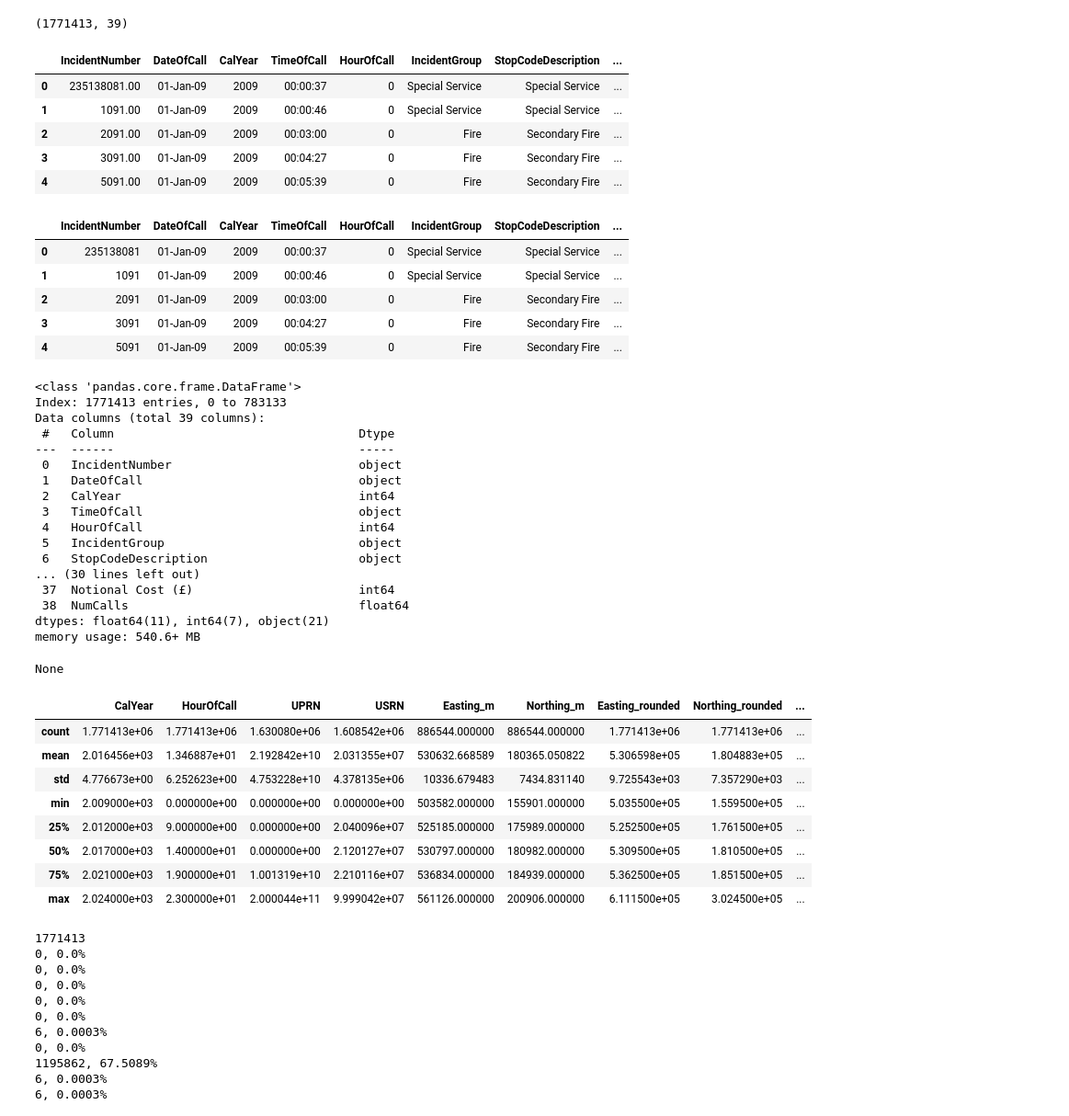
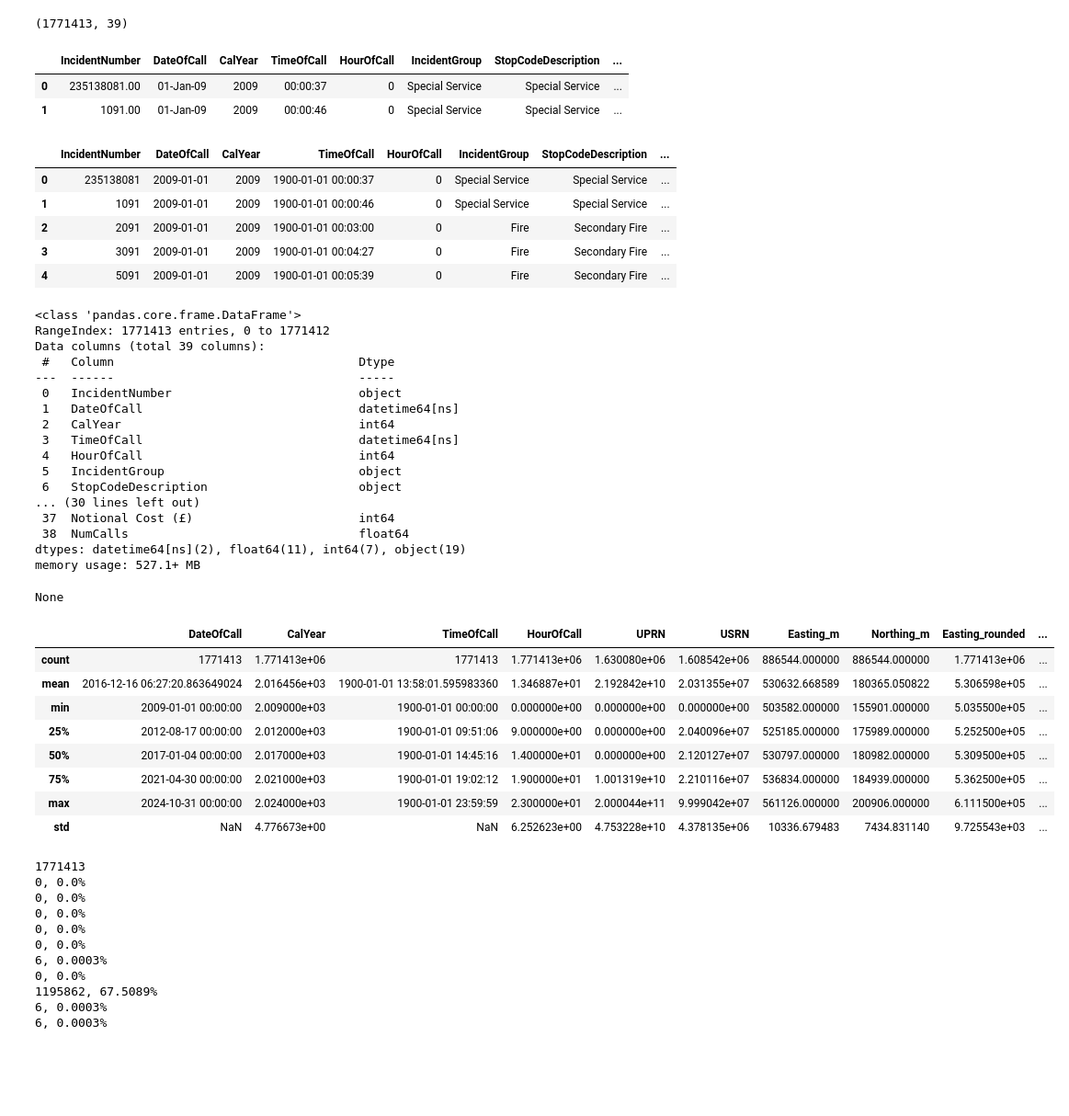
Before and after one commit to ymag-creator/datascientist-project, a Jupyter notebook: notebooks/Explore Incidents.ipynb, the cells around one changed output. Shown: that part at 92% size. Cells and saved outputs as stored; diff of their text form; code cells hidden in the pictures; blank space fills up the shorter version.

```diff
--- a/notebooks/Explore Incidents.ipynb
+++ b/notebooks/Explore Incidents.ipynb
@@ -18,59 +18,60 @@ df2 = pd.read_csv(
 # print(df2.columns)
 # %%
 df = pd.concat([df1, df2], axis=0)
-df.reset_index(drop=True)
+df = df.reset_index(drop=True)
 
 print(df.shape)
-display(df.head())
+display(df.head(2))
 
-#suppression des .00
+# suppression des .00
 df["IncidentNumber"] = df["IncidentNumber"].apply(
     lambda x: str(x)[0:-3] if (".00" in x) & (str(x)[-3:] == ".00") else x
 )
+
+df.DateOfCall = pd.to_datetime(df.DateOfCall, format="%d-%b-%y")
+df.TimeOfCall = pd.to_datetime(df.TimeOfCall, format="%H:%M:%S")
+
 display(df.head())
 display(df.info())
 display(df.describe())
 # %% [output]
 (1771413, 39)
 |  | IncidentNumber | DateOfCall | CalYear | TimeOfCall | HourOfCall | IncidentGroup | StopCodeDescription | ... |
 | 0 | 235138081.00 | 01-Jan-09 | 2009 | 00:00:37 | 0 | Special Service | Special Service | ... |
 | 1 | 1091.00 | 01-Jan-09 | 2009 | 00:00:46 | 0 | Special Service | Special Service | ... |
-| 2 | 2091.00 | 01-Jan-09 | 2009 | 00:03:00 | 0 | Fire | Secondary Fire | ... |
-| 3 | 3091.00 | 01-Jan-09 | 2009 | 00:04:27 | 0 | Fire | Secondary Fire | ... |
-| 4 | 5091.00 | 01-Jan-09 | 2009 | 00:05:39 | 0 | Fire | Secondary Fire | ... |
 |  | IncidentNumber | DateOfCall | CalYear | TimeOfCall | HourOfCall | IncidentGroup | StopCodeDescription | ... |
-| 0 | 235138081 | 01-Jan-09 | 2009 | 00:00:37 | 0 | Special Service | Special Service | ... |
-| 1 | 1091 | 01-Jan-09 | 2009 | 00:00:46 | 0 | Special Service | Special Service | ... |
-| 2 | 2091 | 01-Jan-09 | 2009 | 00:03:00 | 0 | Fire | Secondary Fire | ... |
-| 3 | 3091 | 01-Jan-09 | 2009 | 00:04:27 | 0 | Fire | Secondary Fire | ... |
-| 4 | 5091 | 01-Jan-09 | 2009 | 00:05:39 | 0 | Fire | Secondary Fire | ... |
+| 0 | 235138081 | 2009-01-01 | 2009 | 1900-01-01 00:00:37 | 0 | Special Service | Special Service | ... |
+| 1 | 1091 | 2009-01-01 | 2009 | 1900-01-01 00:00:46 | 0 | Special Service | Special Service | ... |
+| 2 | 2091 | 2009-01-01 | 2009 | 1900-01-01 00:03:00 | 0 | Fire | Secondary Fire | ... |
+| 3 | 3091 | 2009-01-01 | 2009 | 1900-01-01 00:04:27 | 0 | Fire | Secondary Fire | ... |
+| 4 | 5091 | 2009-01-01 | 2009 | 1900-01-01 00:05:39 | 0 | Fire | Secondary Fire | ... |
 <class 'pandas.core.frame.DataFrame'>
-Index: 1771413 entries, 0 to 783133
+RangeIndex: 1771413 entries, 0 to 1771412
 Data columns (total 39 columns):
  #   Column                                  Dtype
 ---  ------                                  -----
  0   IncidentNumber                          object
- 1   DateOfCall                              object
+ 1   DateOfCall                              datetime64[ns]
  2   CalYear                                 int64
- 3   TimeOfCall                              object
+ 3   TimeOfCall                              datetime64[ns]
  4   HourOfCall                              int64
  5   IncidentGroup                           object
  6   StopCodeDescription                     object
 ... (30 lines left out)
  37  Notional Cost (£)                       int64
  38  NumCalls                                float64
-dtypes: float64(11), int64(7), object(21)
-memory usage: 540.6+ MB
+dtypes: datetime64[ns](2), float64(11), int64(7), object(19)
+memory usage: 527.1+ MB
 None
-|  | CalYear | HourOfCall | UPRN | USRN | Easting_m | Northing_m | Easting_rounded | Northing_rounded | ... |
-| count | 1.771413e+06 | 1.771413e+06 | 1.630080e+06 | 1.608542e+06 | 886544.000000 | 886544.000000 | 1.771413e+06 | 1.771413e+06 | ... |
-| mean | 2.016456e+03 | 1.346887e+01 | 2.192842e+10 | 2.031355e+07 | 530632.668589 | 180365.050822 | 5.306598e+05 | 1.804883e+05 | ... |
-| std | 4.776673e+00 | 6.252623e+00 | 4.753228e+10 | 4.378135e+06 | 10336.679483 | 7434.831140 | 9.725543e+03 | 7.357290e+03 | ... |
-| min | 2.009000e+03 | 0.000000e+00 | 0.000000e+00 | 0.000000e+00 | 503582.000000 | 155901.000000 | 5.035500e+05 | 1.559500e+05 | ... |
-| 25% | 2.012000e+03 | 9.000000e+00 | 0.000000e+00 | 2.040096e+07 | 525185.000000 | 175989.000000 | 5.252500e+05 | 1.761500e+05 | ... |
-| 50% | 2.017000e+03 | 1.400000e+01 | 0.000000e+00 | 2.120127e+07 | 530797.000000 | 180982.000000 | 5.309500e+05 | 1.810500e+05 | ... |
-| 75% | 2.021000e+03 | 1.900000e+01 | 1.001319e+10 | 2.210116e+07 | 536834.000000 | 184939.000000 | 5.362500e+05 | 1.851500e+05 | ... |
-| max | 2.024000e+03 | 2.300000e+01 | 2.000044e+11 | 9.999042e+07 | 561126.000000 | 200906.000000 | 6.111500e+05 | 3.024500e+05 | ... |
+|  | DateOfCall | CalYear | TimeOfCall | HourOfCall | UPRN | USRN | Easting_m | Northing_m | Easting_rounded | ... |
+| count | 1771413 | 1.771413e+06 | 1771413 | 1.771413e+06 | 1.630080e+06 | 1.608542e+06 | 886544.000000 | 886544.000000 | 1.771413e+06 | ... |
+| mean | 2016-12-16 06:27:20.863649024 | 2.016456e+03 | 1900-01-01 13:58:01.595983360 | 1.346887e+01 | 2.192842e+10 | 2.031355e+07 | 530632.668589 | 180365.050822 | 5.306598e+05 | ... |
+| min | 2009-01-01 00:00:00 | 2.009000e+03 | 1900-01-01 00:00:00 | 0.000000e+00 | 0.000000e+00 | 0.000000e+00 | 503582.000000 | 155901.000000 | 5.035500e+05 | ... |
+| 25% | 2012-08-17 00:00:00 | 2.012000e+03 | 1900-01-01 09:51:06 | 9.000000e+00 | 0.000000e+00 | 2.040096e+07 | 525185.000000 | 175989.000000 | 5.252500e+05 | ... |
+| 50% | 2017-01-04 00:00:00 | 2.017000e+03 | 1900-01-01 14:45:16 | 1.400000e+01 | 0.000000e+00 | 2.120127e+07 | 530797.000000 | 180982.000000 | 5.309500e+05 | ... |
+| 75% | 2021-04-30 00:00:00 | 2.021000e+03 | 1900-01-01 19:02:12 | 1.900000e+01 | 1.001319e+10 | 2.210116e+07 | 536834.000000 | 184939.000000 | 5.362500e+05 | ... |
+| max | 2024-10-31 00:00:00 | 2.024000e+03 | 1900-01-01 23:59:59 | 2.300000e+01 | 2.000044e+11 | 9.999042e+07 | 561126.000000 | 200906.000000 | 6.111500e+05 | ... |
+| std | NaN | 4.776673e+00 | NaN | 6.252623e+00 | 4.753228e+10 | 4.378135e+06 | 10336.679483 | 7434.831140 | 9.725543e+03 | ... |
 # %%
 # display(df.isna().sum())
 all_na = df.isna().sum()
```
Also changed, not shown: parts of 1 cell of this notebook, 3 other files.
